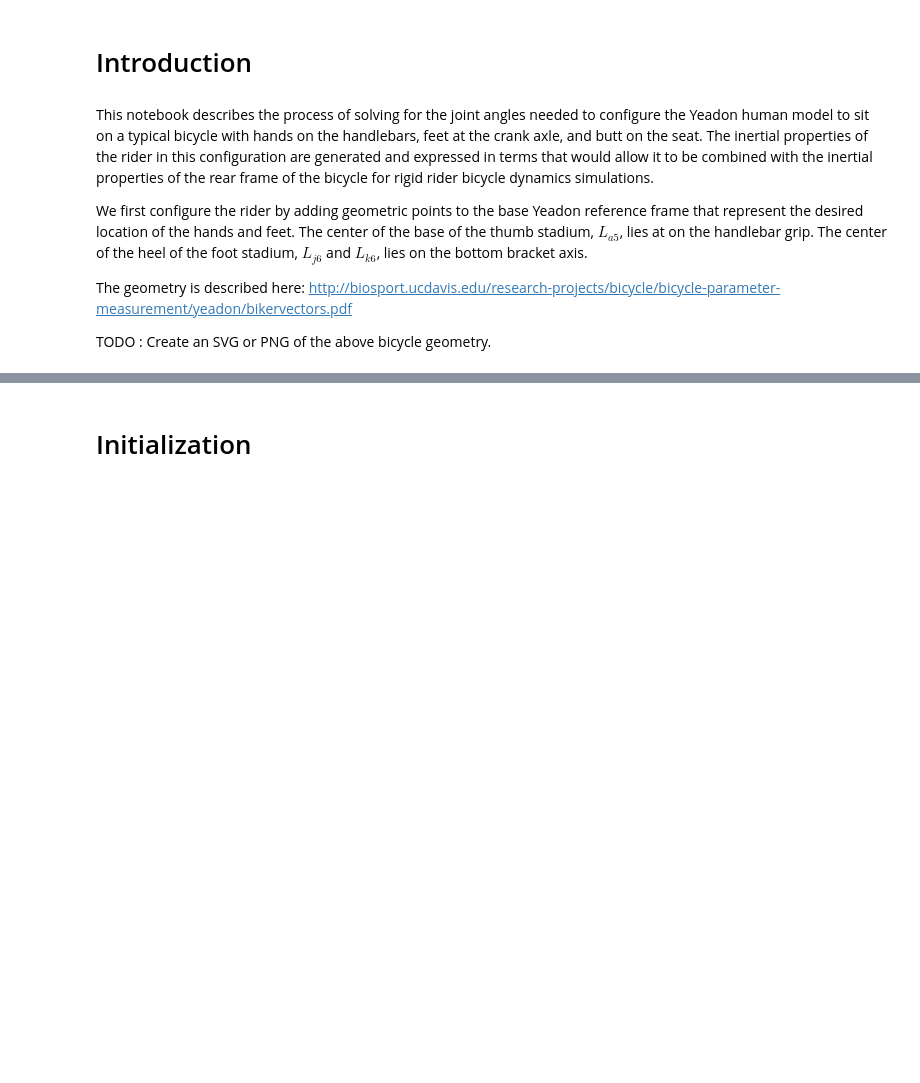
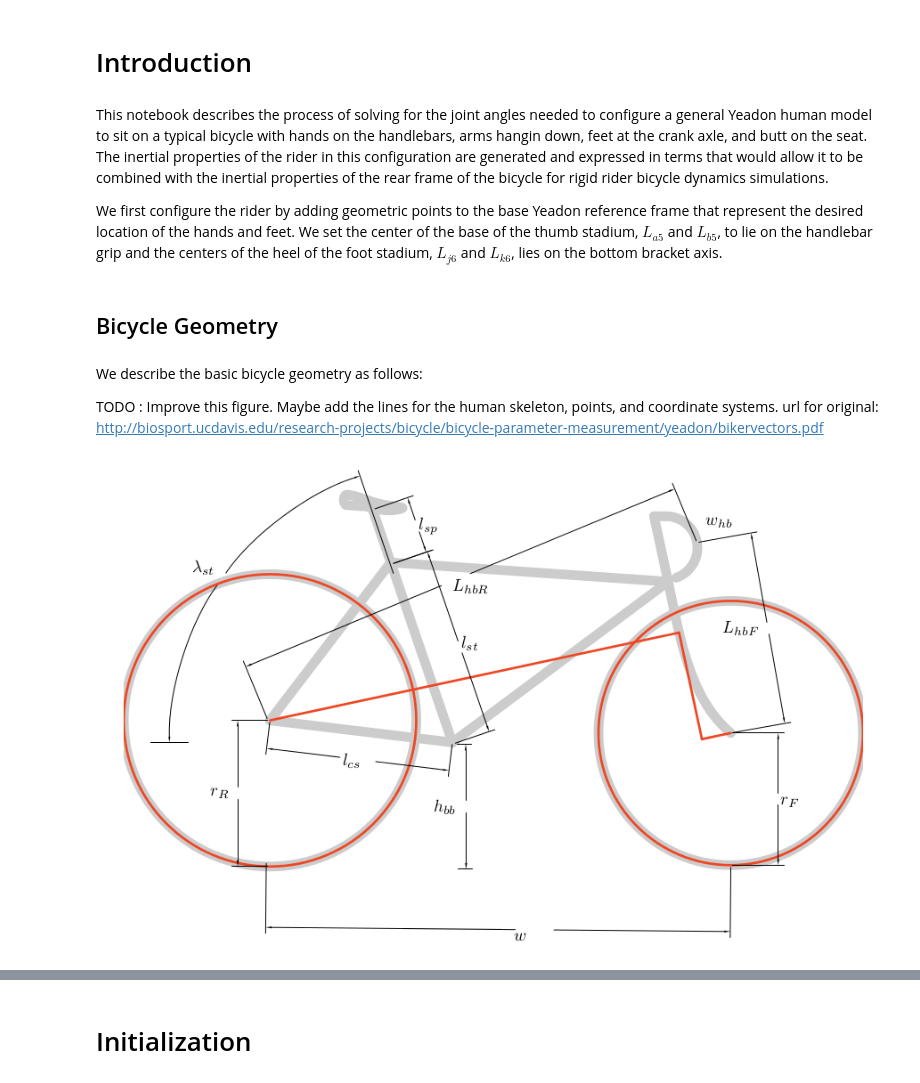
Before and after one commit to chrisdembia/python-yeadon-paper, a Jupyter notebook: src/bicycle_example.ipynb, the cells around one changed output, grey strips where cells are left out. Saved outputs shown, nothing was run; the diff lists cells and outputs as text; code cells hidden in the pictures; blank space fills up the shorter version.

```diff
--- a/src/bicycle_example.ipynb
+++ b/src/bicycle_example.ipynb
@@ -1,10 +1,17 @@
 # %% [markdown]
 # Introduction
 # %% [markdown]
-This notebook describes the process of solving for the joint angles needed to configure the Yeadon human model to sit on a typical bicycle with hands on the handlebars, feet at the crank axle, and butt on the seat. The inertial properties of the rider in this configuration are generated and expressed in terms that would allow it to be combined with the inertial properties of the rear frame of the bicycle for rigid rider bicycle dynamics simulations.
+This notebook describes the process of solving for the joint angles needed to configure a general Yeadon human model to sit on a typical bicycle with hands on the handlebars, arms hangin down, feet at the crank axle, and butt on the seat. The inertial properties of the rider in this configuration are generated and expressed in terms that would allow it to be combined with the inertial properties of the rear frame of the bicycle for rigid rider bicycle dynamics simulations.
 
-We first configure the rider by adding geometric points to the base Yeadon reference frame that represent the desired location of the hands and feet. The center of the base of the thumb stadium, $L_{a5}$, lies at on the handlebar grip. The center of the heel of the foot stadium, $L_{j6}$ and $L_{k6}$, lies on the bottom bracket axis.
-
-The geometry is described here: http://biosport.ucdavis.edu/research-projects/bicycle/bicycle-parameter-measurement/yeadon/bikervectors.pdf
-
-TODO : Create an SVG or PNG of the above bicycle geometry.
+We first configure the rider by adding geometric points to the base Yeadon reference frame that represent the desired location of the hands and feet. We set the center of the base of the thumb stadium, $L_{a5}$ and $L_{b5}$, to lie on the handlebar grip and the centers of the heel of the foot stadium, $L_{j6}$ and $L_{k6}$, lies on the bottom bracket axis.
+# %% [markdown]
+## Bicycle Geometry
+# %% [markdown]
+We describe the basic bicycle geometry as follows:
+
+TODO : Improve this figure. Maybe add the lines for the human skeleton, points, and coordinate systems. url for original: http://biosport.ucdavis.edu/research-projects/bicycle/bicycle-parameter-measurement/yeadon/bikervectors.pdf
+# %%
+from IPython.display import Image
+Image('bicycle-geometry.png')
+# %% [output]
+[figure, added]
```
Also changed, not shown: parts of 40 cells of this notebook.
